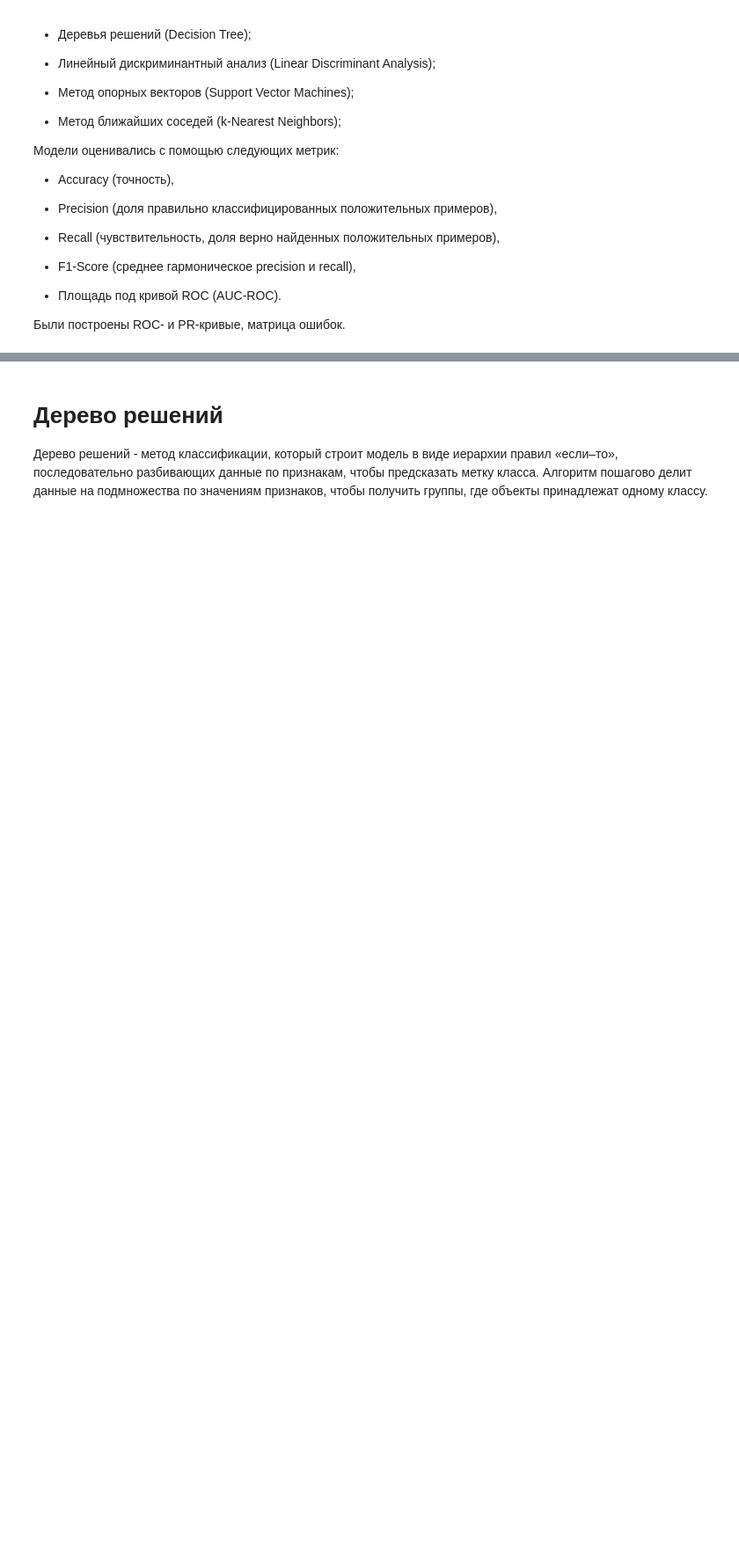
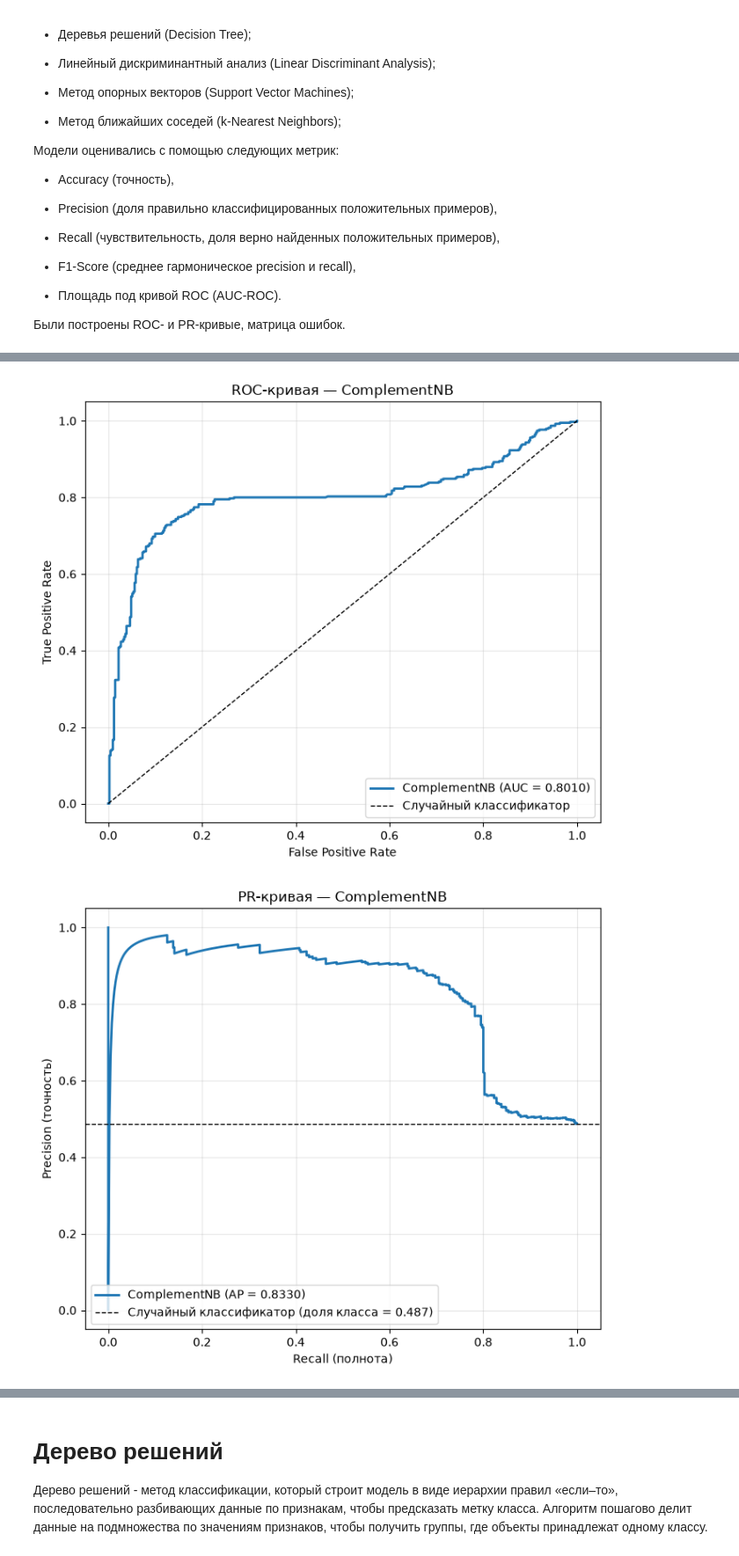
Before and after one commit to DariaNoImagination/AI-Lab2, a Jupyter notebook: Lab2.ipynb, the cells around one changed output, grey strips where cells are left out. Shown at 88% size. Saved outputs shown, nothing was run; the diff lists cells and outputs as text; code cells hidden in the pictures; blank space fills up the shorter version.

```diff
--- a/Lab2.ipynb
+++ b/Lab2.ipynb
@@ -627,0 +720,17 @@ AUC-ROC                : 0.8010
+# %%
+y_proba = cnb.predict_proba(X_test)[:, 1]
+roc_pr(y_proba, y_test, "ComplementNB")
+
+le = LabelEncoder()
+feature_indexes=[0, 1]
+y_encoded = le.fit_transform(y)
+y_train_encoded = le.transform(y_train)
+X_feature_columns = X.iloc[:, feature_indexes].values
+X_train_feature_columns = X_train.iloc[:, feature_indexes].values
+cnb.fit(X_train_feature_columns, y_train_encoded)
+plot_decision_regions(X=X_feature_columns, y=y_encoded, clf=cnb)
+plt.title("ComplementNB")
+plt.show()
+# %% [output]
+[figure, added]
+[figure, added]
```
Also changed, not shown: parts of 46 cells of this notebook, 7 other files.
